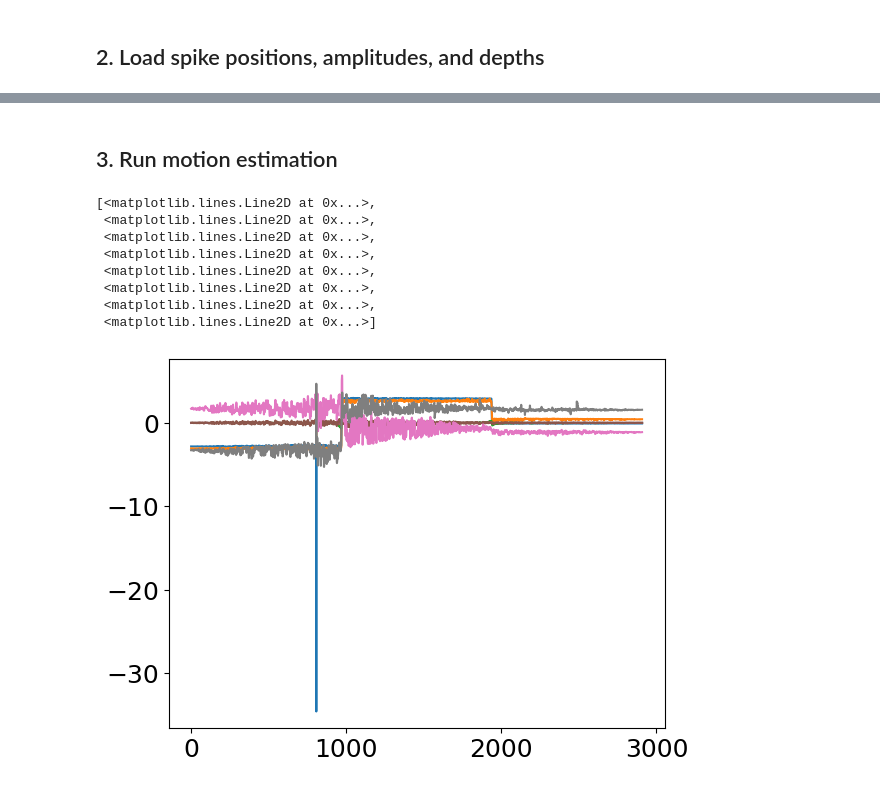
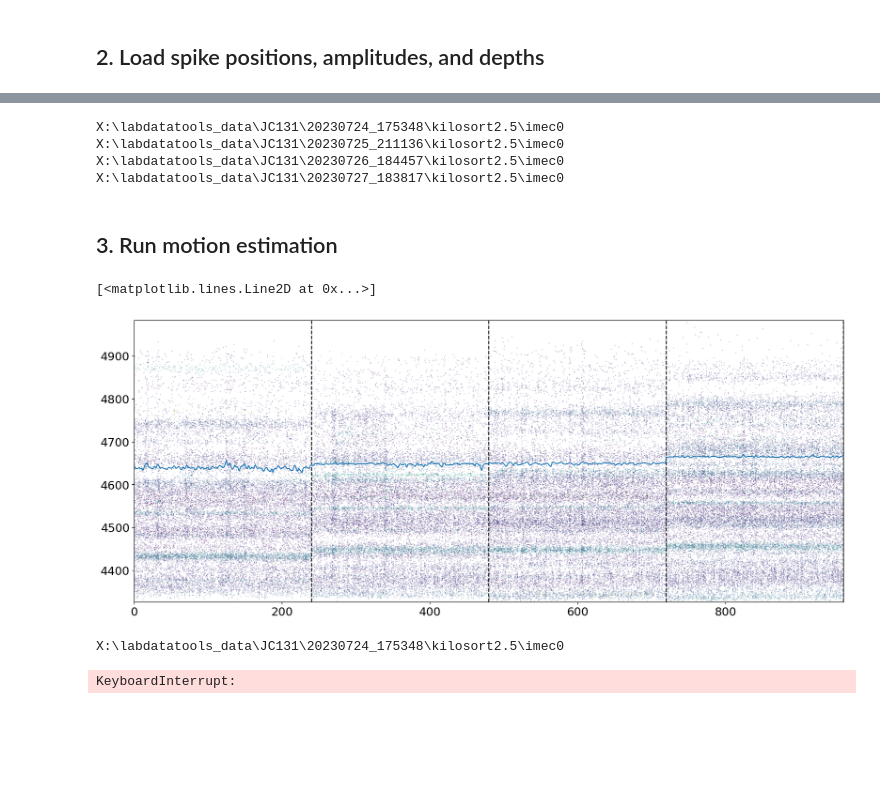
Before and after one commit to spkware/chronic_recording_manuscript, a Jupyter notebook: src/dredge_JC131_multisession.ipynb, the cells around one changed output, grey strips where cells are left out. Cells and saved outputs as stored; diff of their text form; code cells hidden in the pictures; blank space fills up the shorter version.

```diff
--- a/src/dredge_JC131_multisession.ipynb
+++ b/src/dredge_JC131_multisession.ipynb
@@ -117,27 +80,0 @@ meta = read_spikeglx_meta(metapath)
-# %%
-amps,depths,times = [],[],[]
-fileoffset_seconds = 0 # no offset for first session
-for i,(date,metapath) in enumerate(zip(ori_sessions,metapaths)):
-    p = DPATH / SUBJECT / date / DATATYPE / 'imec0'
-    print(p)
-    clu = Clusters(p)
-    #clu.load_waveforms()
-    clu.compute_statistics(recompute=True)
-    #not_noise  = (clu.cluster_info.active_channels)<40  #TODO: do something to throw out noise spikes?
-    amps.extend(np.abs(clu.spike_amplitudes))
-    depths.extend(clu.spike_positions[:,1])
-
-    meta = read_spikeglx_meta(metapath)
-    if i > 0:
-        spike_times = clu.spike_times / meta['sRateHz'] + fileoffset_seconds
-    else:
-        spike_times = clu.spike_times / meta['sRateHz']
-    times.extend(spike_times)
-    fileoffset_seconds += meta['fileTimeSecs']
-
-
-amps = np.stack(amps)
-times = np.stack(times)
-depths = np.stack(depths)
-
-assert amps.shape == depths.shape == times.shape
@@ -156,0 +249,12 @@ Spike depths will be based on the template position. Re-sort the dataset to fix
+# %%
+# method 1: more memory intense
+kilosort_paths = [DPATH / SUBJECT / date / DATATYPE / 'imec0' for date in ori_sessions]
+
+clus = get_all_clusters(kilosort_paths)
+session_breaks, srates = compute_session_offsets_and_srate(metapaths)
+amps, times, depths, session_breaks = get_subset_of_spikes(clus, srates, 0, mindepth=3000, t_start_sec=60, t_end_sec=300)
+# %% [output]
+X:\labdatatools_data\JC131\20230724_175348\kilosort2.5\imec0
+X:\labdatatools_data\JC131\20230725_211136\kilosort2.5\imec0
+X:\labdatatools_data\JC131\20230726_184457\kilosort2.5\imec0
+X:\labdatatools_data\JC131\20230727_183817\kilosort2.5\imec0
@@ -158,18 +267,26 @@ Spike depths will be based on the template position. Re-sort the dataset to fix
 ## 3. Run motion estimation
 # %%
 from dredge.dredge_ap import register
-
-motion_est, extra_info = register(amps, depths, times)
+motion_est, _ = register(amps, depths, times)
-# %%
-import matplotlib.pyplot as plt
-plt.plot(motion_est.displacement.T)
-# %% [output]
-[<matplotlib.lines.Line2D at 0x...>,
- <matplotlib.lines.Line2D at 0x...>,
- <matplotlib.lines.Line2D at 0x...>,
- <matplotlib.lines.Line2D at 0x...>,
- <matplotlib.lines.Line2D at 0x...>,
- <matplotlib.lines.Line2D at 0x...>,
- <matplotlib.lines.Line2D at 0x...>,
- <matplotlib.lines.Line2D at 0x...>]
-[figure, removed]
+# %%
+from spks.viz import plot_drift_raster
+plt.figure(figsize=(20,8))
+plot_drift_raster(times, depths, amps)
+plt.vlines(session_breaks, *plt.gca().get_ylim(), linestyles='--', colors='black')
+#plt.plot(motion_est.spatial_bin_centers_um + motion_est.displacement.T)
+plt.plot(4650 + motion_est.displacement.T)
+# %% [output]
+[<matplotlib.lines.Line2D at 0x...>]
+[figure, added]
+# %%
+kilosort_paths = [DPATH / SUBJECT / date / DATATYPE / 'imec0' for date in ori_sessions]
+
+for shank in [0,1,2,3]:
+    amps, times, depths, session_breaks = get_all_spikes(kilosort_paths, metapaths, shank, mindepth=3000) # cortex
+    motion_est, extra_info = register(amps, times, depths)
+
+    amps, times, depths, session_breaks = get_all_spikes(kilosort_paths, metapaths, shank, maxdepth=None) # thalamus
+    motion_est, extra_info = register(amps, times, depths)
+# %% [output]
+X:\labdatatools_data\JC131\20230724_175348\kilosort2.5\imec0
+KeyboardInterrupt:
```
Also changed, not shown: parts of 11 cells of this notebook.
